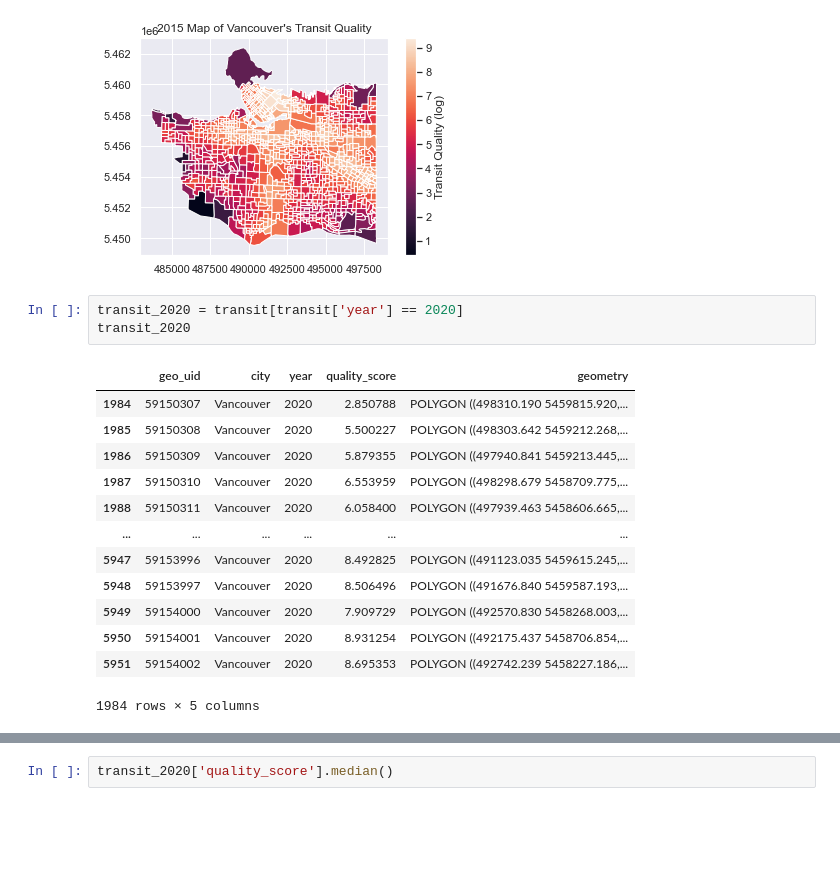
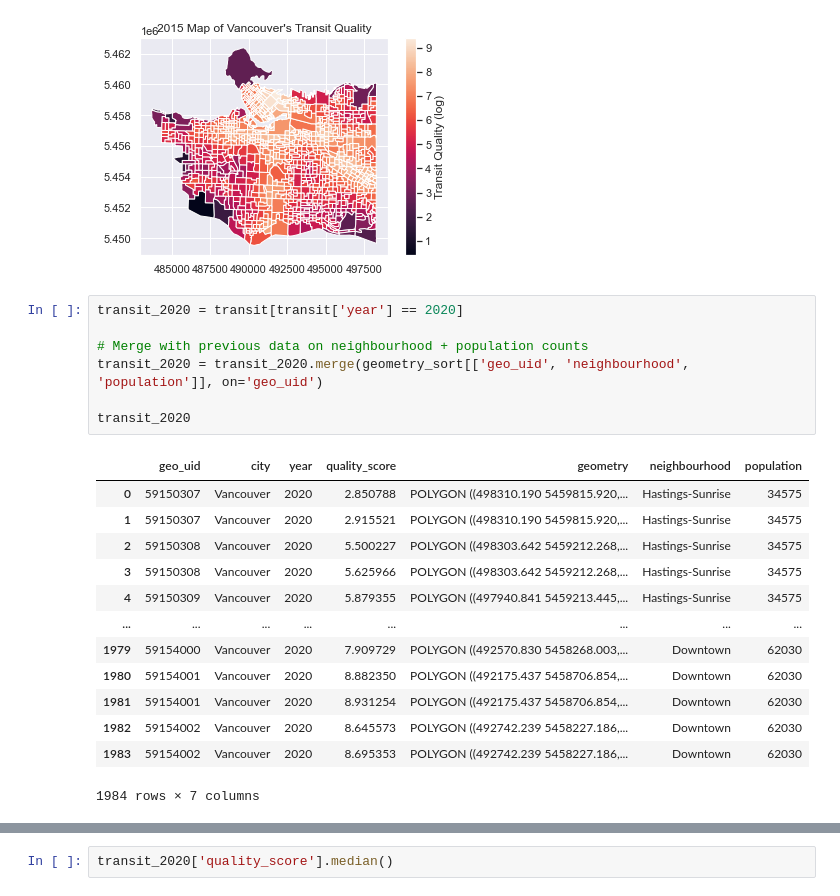
Before and after one commit to rebywong/cmpt353-project, a Jupyter notebook: vancouver_transit.ipynb, the cells around one changed output, grey strips where cells are left out. Drawn from its saved outputs; the diff is of its cells as text; blank space fills up the shorter version.

```diff
--- a/vancouver_transit.ipynb
+++ b/vancouver_transit.ipynb
@@ -1314,21 +1322,25 @@ Text(0.5, 1.0, "2015 Map of Vancouver's Transit Quality")
 [figure]
 # %%
 transit_2020 = transit[transit['year'] == 2020]
+
+# Merge with previous data on neighbourhood + population counts
+transit_2020 = transit_2020.merge(geometry_sort[['geo_uid', 'neighbourhood', 'population']], on='geo_uid')
+
 transit_2020
 # %% [output]
-|  | geo_uid | city | year | quality_score | geometry |
-| 1984 | 59150307 | Vancouver | 2020 | 2.850788 | POLYGON ((498310.190 5459815.920,... |
-| 1985 | 59150308 | Vancouver | 2020 | 5.500227 | POLYGON ((498303.642 5459212.268,... |
-| 1986 | 59150309 | Vancouver | 2020 | 5.879355 | POLYGON ((497940.841 5459213.445,... |
-| 1987 | 59150310 | Vancouver | 2020 | 6.553959 | POLYGON ((498298.679 5458709.775,... |
-| 1988 | 59150311 | Vancouver | 2020 | 6.058400 | POLYGON ((497939.463 5458606.665,... |
-| ... | ... | ... | ... | ... | ... |
-| 5947 | 59153996 | Vancouver | 2020 | 8.492825 | POLYGON ((491123.035 5459615.245,... |
-| 5948 | 59153997 | Vancouver | 2020 | 8.506496 | POLYGON ((491676.840 5459587.193,... |
-| 5949 | 59154000 | Vancouver | 2020 | 7.909729 | POLYGON ((492570.830 5458268.003,... |
-| 5950 | 59154001 | Vancouver | 2020 | 8.931254 | POLYGON ((492175.437 5458706.854,... |
-| 5951 | 59154002 | Vancouver | 2020 | 8.695353 | POLYGON ((492742.239 5458227.186,... |
+|  | geo_uid | city | year | quality_score | geometry | neighbourhood | population |
+| 0 | 59150307 | Vancouver | 2020 | 2.850788 | POLYGON ((498310.190 5459815.920,... | Hastings-Sunrise | 34575 |
+| 1 | 59150307 | Vancouver | 2020 | 2.915521 | POLYGON ((498310.190 5459815.920,... | Hastings-Sunrise | 34575 |
+| 2 | 59150308 | Vancouver | 2020 | 5.500227 | POLYGON ((498303.642 5459212.268,... | Hastings-Sunrise | 34575 |
+| 3 | 59150308 | Vancouver | 2020 | 5.625966 | POLYGON ((498303.642 5459212.268,... | Hastings-Sunrise | 34575 |
+| 4 | 59150309 | Vancouver | 2020 | 5.879355 | POLYGON ((497940.841 5459213.445,... | Hastings-Sunrise | 34575 |
+| ... | ... | ... | ... | ... | ... | ... | ... |
+| 1979 | 59154000 | Vancouver | 2020 | 7.909729 | POLYGON ((492570.830 5458268.003,... | Downtown | 62030 |
+| 1980 | 59154001 | Vancouver | 2020 | 8.882350 | POLYGON ((492175.437 5458706.854,... | Downtown | 62030 |
+| 1981 | 59154001 | Vancouver | 2020 | 8.931254 | POLYGON ((492175.437 5458706.854,... | Downtown | 62030 |
+| 1982 | 59154002 | Vancouver | 2020 | 8.645573 | POLYGON ((492742.239 5458227.186,... | Downtown | 62030 |
+| 1983 | 59154002 | Vancouver | 2020 | 8.695353 | POLYGON ((492742.239 5458227.186,... | Downtown | 62030 |
-1984 rows × 5 columns
+1984 rows × 7 columns
 # %%
 transit_2020['quality_score'].mean()
 # %% [output]
```
Also changed, not shown: parts of 4 cells of this notebook.
